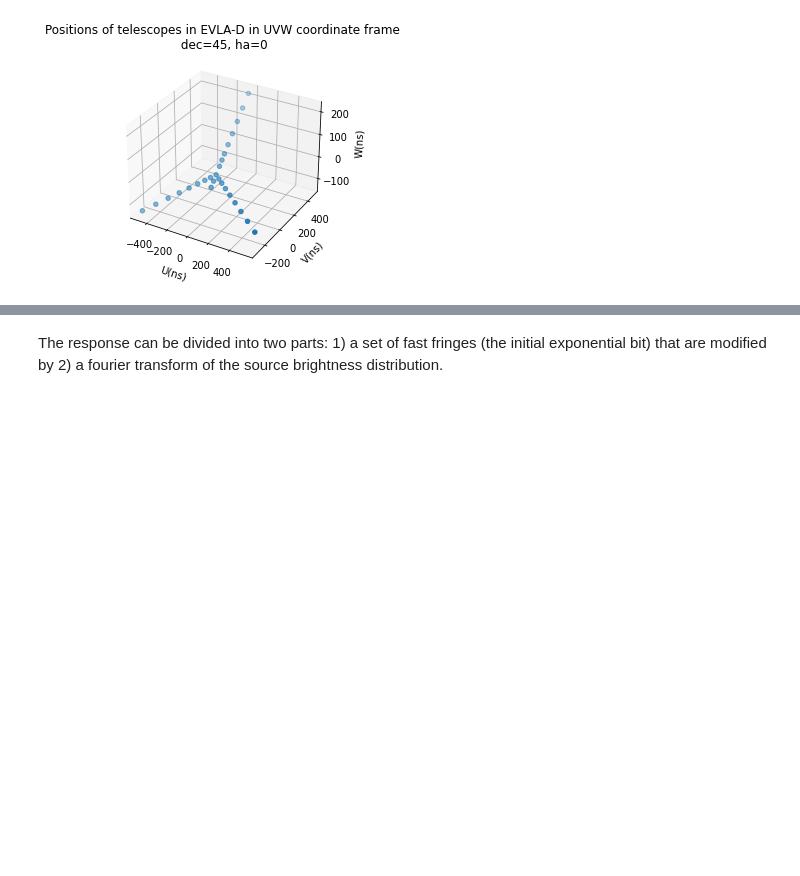
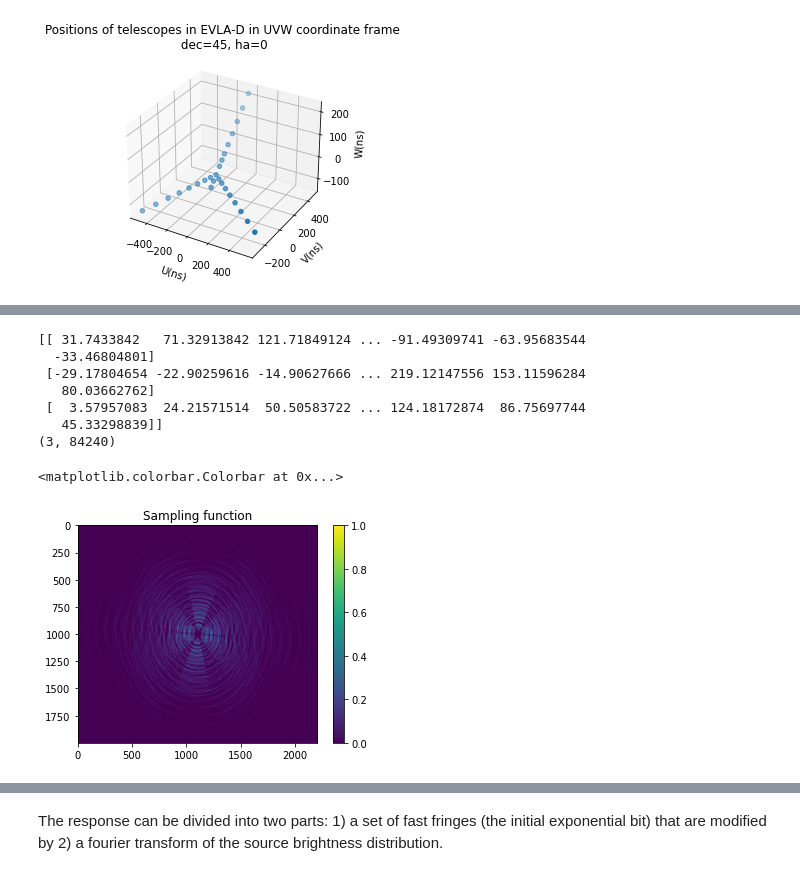
Before and after one commit to SansithH/Interferometer_simulation, a Jupyter notebook: main.ipynb, the cells around one changed output, grey strips where cells are left out. Saved outputs shown, nothing was run; the diff lists cells and outputs as text; code cells hidden in the pictures; blank space fills up the shorter version.

```diff
--- a/main.ipynb
+++ b/main.ipynb
@@ -136,0 +147,15 @@ This results in two effects in the response, which can be seen in the eqution be
+# %%
+sampling_function = interferometer.make_sampling_func(full_baselines)
+plt.imshow(sampling_function, interpolation='gaussian')
+plt.title('Sampling function')
+plt.colorbar()
+# %% [output]
+[[ 31.7433842   71.32913842 121.71849124 ... -91.49309741 -63.95683544
+  -33.46804801]
+ [-29.17804654 -22.90259616 -14.90627666 ... 219.12147556 153.11596284
+   80.03662762]
+ [  3.57957083  24.21571514  50.50583722 ... 124.18172874  86.75697744
+   45.33298839]]
+(3, 84240)
+<matplotlib.colorbar.Colorbar at 0x...>
+[figure, added]
```
Also changed, not shown: parts of 23 cells of this notebook.
